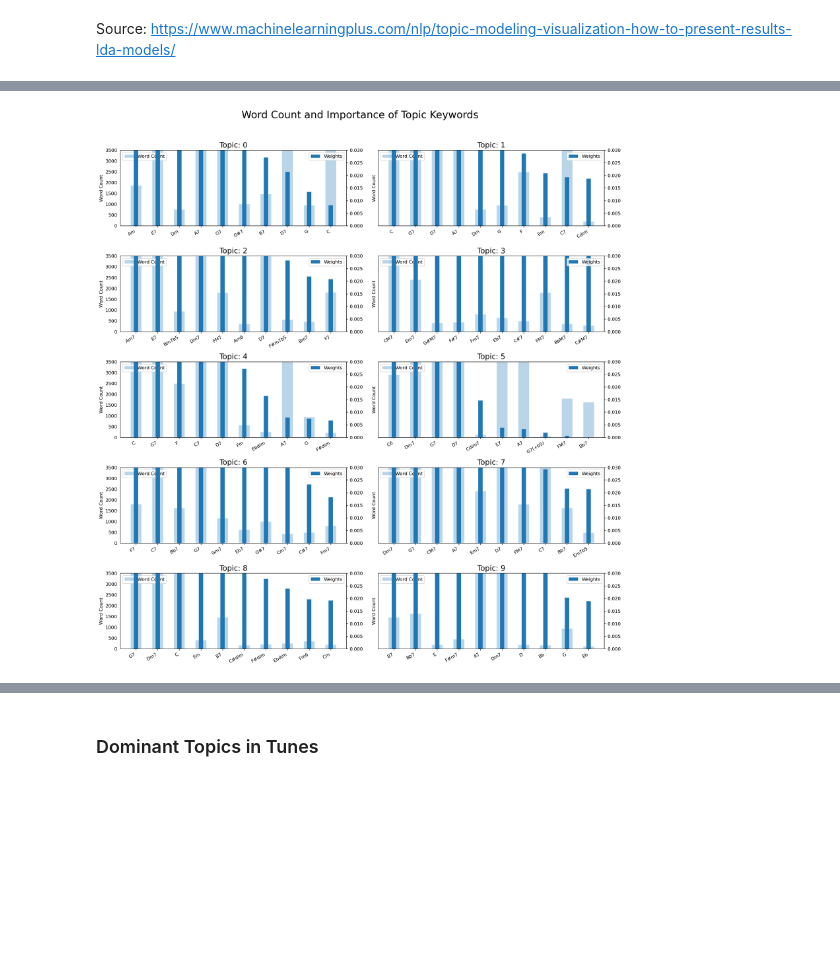
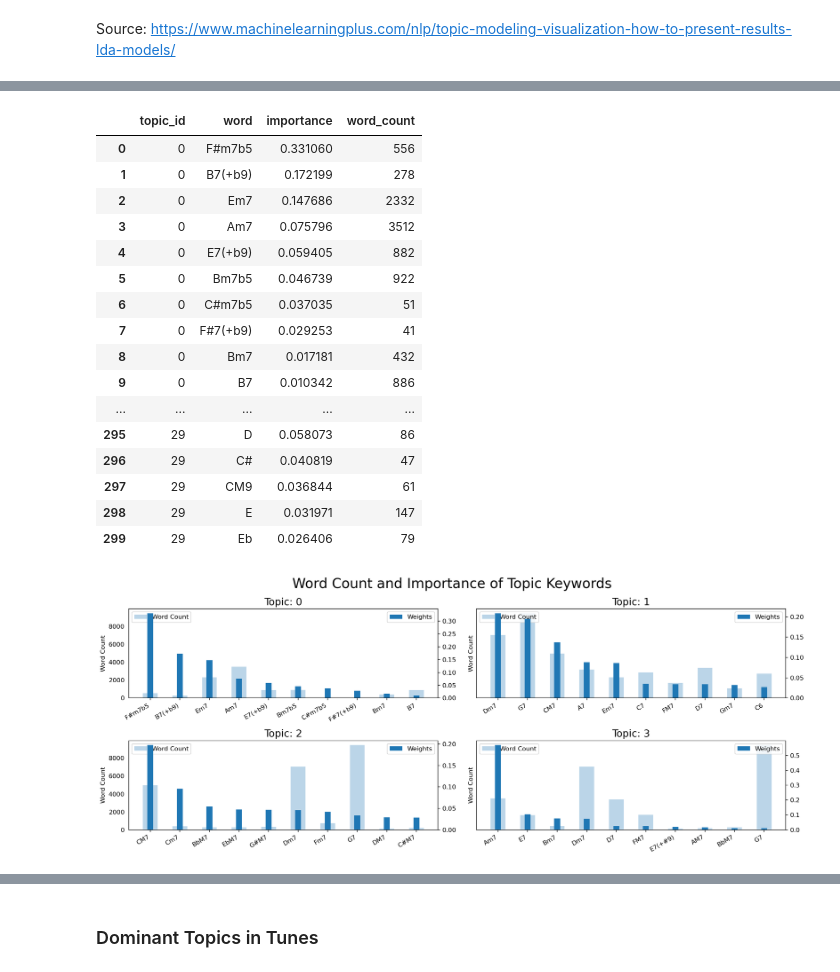
Before and after one commit to 11doris/jazz-tunes-similarity, a Jupyter notebook: chords_topics.ipynb, the cells around one changed output, grey strips where cells are left out. Saved outputs shown, nothing was run; the diff lists cells and outputs as text; code cells hidden in the pictures; blank space fills up the shorter version.

```diff
--- a/chords_topics.ipynb
+++ b/chords_topics.ipynb
@@ -273,6 +312,6 @@ cloud = WordCloud(#stopwords=stop_words,
                   #color_func=lambda *args, **kwargs: cols[i],
                   prefer_horizontal=1.0)
 
-topics = lda_model.show_topics(num_topics=10, num_words=50, formatted=False)
+topics = lda_model.show_topics(num_topics=4, num_words=50, formatted=False)
 len(topics)
 # %% [output]
@@ -284,7 +323,7 @@ lda_model[corpus]
 # %% [markdown]
 Source: https://www.machinelearningplus.com/nlp/topic-modeling-visualization-how-to-present-results-lda-models/
 # %%
-fig, axes = plt.subplots(5, 2, figsize=(20,20), sharex=True, sharey=True)
+fig, axes = plt.subplots(2, 2, figsize=(10,7), sharex=True, sharey=True)
 
 for i, ax in enumerate(axes.flatten()):
     fig.add_subplot(ax)
@@ -305,13 +344,14 @@ plt.show()
 # %%
 from collections import Counter
-topics = lda_model.show_topics(num_topics=15, num_words=10, formatted=False)
+topics = lda_model.show_topics(num_topics=TOTAL_TOPICS, num_words=10, formatted=False)
+print(topics[0])
 data_flat = [w for w_list in data for w in w_list]
 counter = Counter(data_flat)
 
 out = []
 for i, topic in topics:
     for word, weight in topic:
-        out.append([word, i , weight, counter[word]])
+        out.append([i, word , weight, counter[word]])
 
 out
 # %% [output]
@@ -335,27 +376,55 @@ out
 # %%
-df = pd.DataFrame(out, columns=['word', 'topic_id', 'importance', 'word_count'])
+df = pd.DataFrame(out, columns=['topic_id', 'word',  'importance', 'word_count'])
+df
+# %% [output]
+|  | topic_id | word | importance | word_count |
+| 0 | 0 | F#m7b5 | 0.331060 | 556 |
+| 1 | 0 | B7(+b9) | 0.172199 | 278 |
+| 2 | 0 | Em7 | 0.147686 | 2332 |
+| 3 | 0 | Am7 | 0.075796 | 3512 |
+| 4 | 0 | E7(+b9) | 0.059405 | 882 |
+| 5 | 0 | Bm7b5 | 0.046739 | 922 |
+| 6 | 0 | C#m7b5 | 0.037035 | 51 |
+| 7 | 0 | F#7(+b9) | 0.029253 | 41 |
+| 8 | 0 | Bm7 | 0.017181 | 432 |
+| 9 | 0 | B7 | 0.010342 | 886 |
+| ... | ... | ... | ... | ... |
+| 295 | 29 | D | 0.058073 | 86 |
+| 296 | 29 | C# | 0.040819 | 47 |
+| 297 | 29 | CM9 | 0.036844 | 61 |
+| 298 | 29 | E | 0.031971 | 147 |
+| 299 | 29 | Eb | 0.026406 | 79 |
 # %%
 # Plot Word Count and Weights of Topic Keywords
-fig, axes = plt.subplots(5, 2, figsize=(16,16), sharey=True, dpi=160)
+fig, axes = plt.subplots(2, 2, figsize=(16,6), sharey=True, dpi=160)
 cols = [color for name, color in mcolors.TABLEAU_COLORS.items()]
+
 for i, ax in enumerate(axes.flatten()):
-    ax.bar(x='word', height="word_count",
+    ax.bar(x='word',
+           height="word_count",
            data=df.loc[df.topic_id==i, :],
            #color=cols[i],
-           width=0.5, alpha=0.3, label='Word Count')
+           width=0.5,
+           alpha=0.3,
+           label='Word Count')
+
     ax_twin = ax.twinx()
-    ax_twin.bar(x='word', height="importance", data=df.loc[df.topic_id==i, :],
+    ax_twin.bar(x='word',
+                height="importance",
+                data=df.loc[df.topic_id==i, :],
                 #color=cols[i],
-                width=0.2, label='Weights')
+                width=0.2,
+                label='Weights')
     ax.set_ylabel('Word Count')
-    ax_twin.set_ylim(0, 0.030); ax.set_ylim(0, 3500)
+    #ax_twin.set_ylim(0, 0.030); ax.set_ylim(0, 3500)
+
     ax.set_title('Topic: ' + str(i), fontsize=16)
     ax.tick_params(axis='y', left=False)
     ax.set_xticklabels(df.loc[df.topic_id==i, 'word'], rotation=30, horizontalalignment= 'right')
     ax.legend(loc='upper left'); ax_twin.legend(loc='upper right')
 
 fig.tight_layout(w_pad=2)
 fig.suptitle('Word Count and Importance of Topic Keywords', fontsize=22, y=1.05)
 plt.show()
 # %% [output]
-[figure, old version]
+[figure, new version]
```
Also changed, not shown: parts of 59 cells of this notebook.
